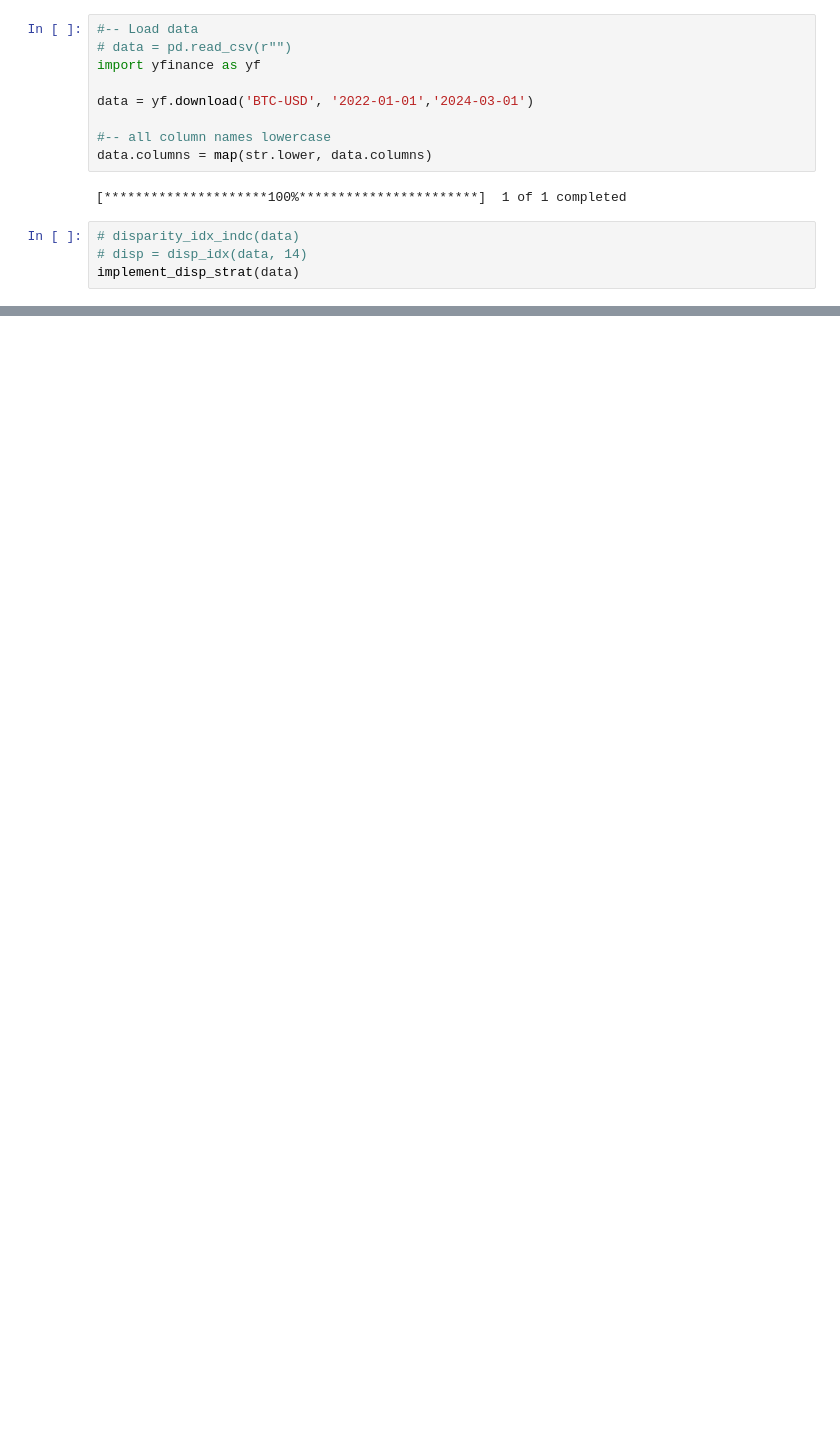
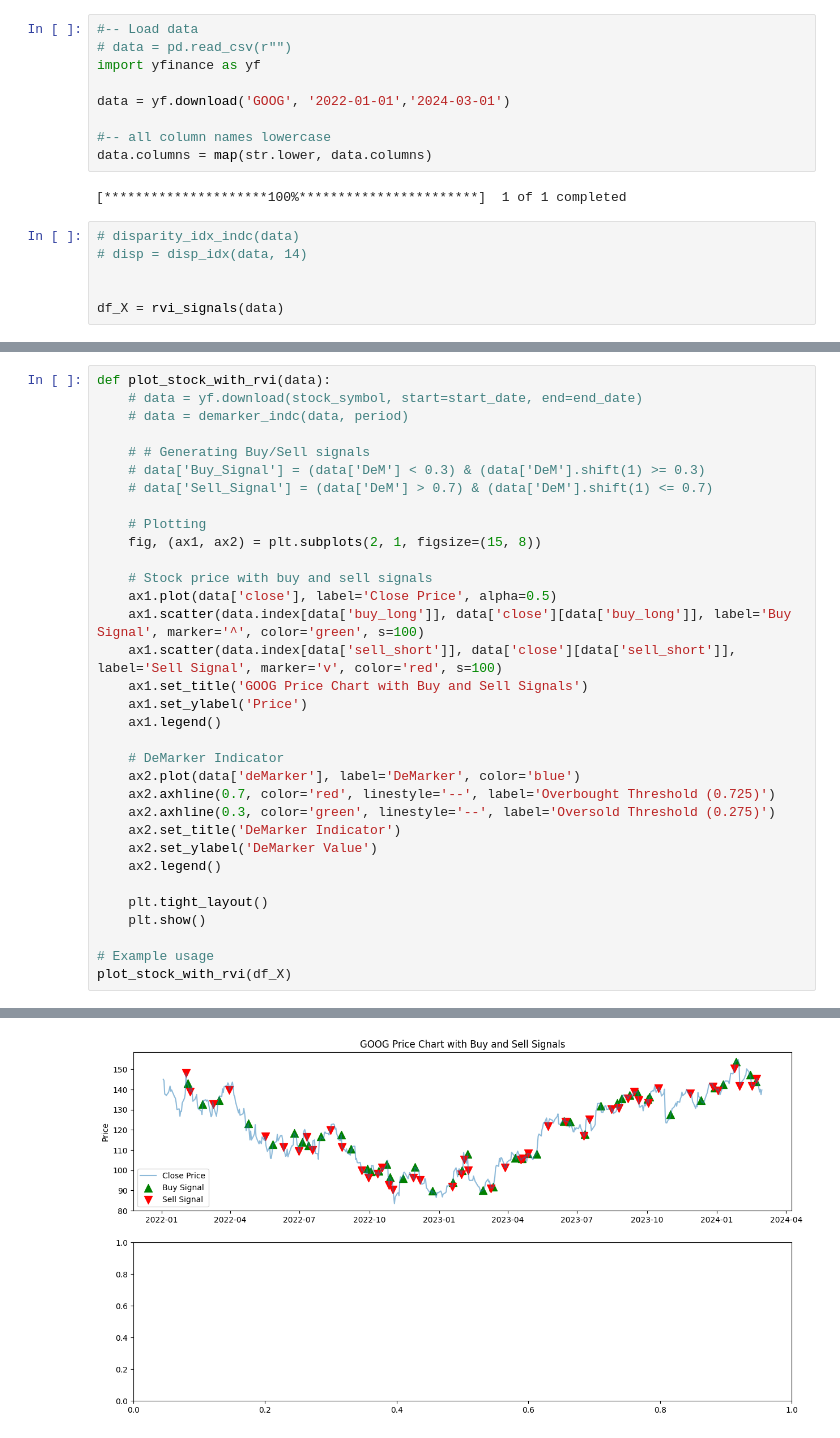
Before and after one commit to HoussamZak/advanced_trading_indicators, a Jupyter notebook: brouillon_test.ipynb, the cells around one changed output, grey strips where cells are left out. Saved outputs shown, nothing was run; the diff lists cells and outputs as text; blank space fills up the shorter version.

Commit message:
RVI_done and plotting functions done

```diff
--- a/brouillon_test.ipynb
+++ b/brouillon_test.ipynb
@@ -5,7 +6,7 @@ from advanced_indicators.myfunctions import *
 # data = pd.read_csv(r"")
 import yfinance as yf
 
-data = yf.download('BTC-USD', '2022-01-01','2024-03-01')
+data = yf.download('GOOG', '2022-01-01','2024-03-01')
 
 #-- all column names lowercase
 data.columns = map(str.lower, data.columns)
@@ -14,4 +15,6 @@ data.columns = map(str.lower, data.columns)
 # %%
 # disparity_idx_indc(data)
 # disp = disp_idx(data, 14)
-implement_disp_strat(data)
+
+
+df_X = rvi_signals(data)
@@ -19,0 +38,34 @@ KeyError: -4
+# %%
+def plot_stock_with_rvi(data):
+    # data = yf.download(stock_symbol, start=start_date, end=end_date)
+    # data = demarker_indc(data, period)
+
+    # # Generating Buy/Sell signals
+    # data['Buy_Signal'] = (data['DeM'] < 0.3) & (data['DeM'].shift(1) >= 0.3)
+    # data['Sell_Signal'] = (data['DeM'] > 0.7) & (data['DeM'].shift(1) <= 0.7)
+
+    # Plotting
+    fig, (ax1, ax2) = plt.subplots(2, 1, figsize=(15, 8))
+
+    # Stock price with buy and sell signals
+    ax1.plot(data['close'], label='Close Price', alpha=0.5)
+    ax1.scatter(data.index[data['buy_long']], data['close'][data['buy_long']], label='Buy Signal', marker='^', color='green', s=100)
+    ax1.scatter(data.index[data['sell_short']], data['close'][data['sell_short']], label='Sell Signal', marker='v', color='red', s=100)
+    ax1.set_title('GOOG Price Chart with Buy and Sell Signals')
+    ax1.set_ylabel('Price')
+    ax1.legend()
+
+    # DeMarker Indicator
+    ax2.plot(data['deMarker'], label='DeMarker', color='blue')
+    ax2.axhline(0.7, color='red', linestyle='--', label='Overbought Threshold (0.725)')
+    ax2.axhline(0.3, color='green', linestyle='--', label='Oversold Threshold (0.275)')
+    ax2.set_title('DeMarker Indicator')
+    ax2.set_ylabel('DeMarker Value')
+    ax2.legend()
+
+    plt.tight_layout()
+    plt.show()
+
+# Example usage
+plot_stock_with_rvi(df_X)
+# %% [output]
@@ -19,0 +73 @@ KeyError: -4
+[figure, added]
```
Also changed, not shown: parts of 7 cells of this notebook, 8 other files.
